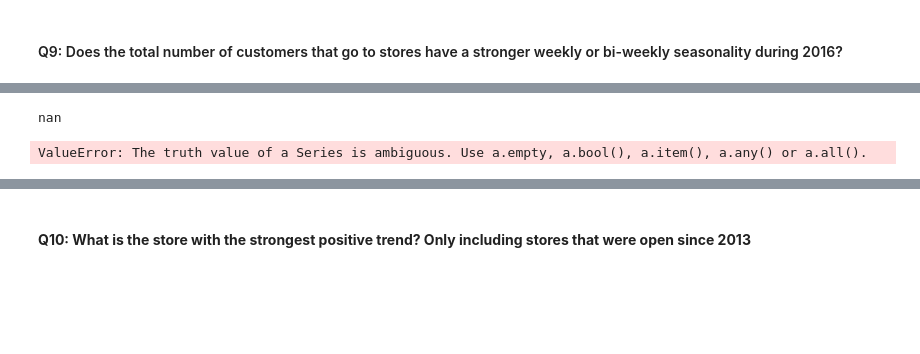
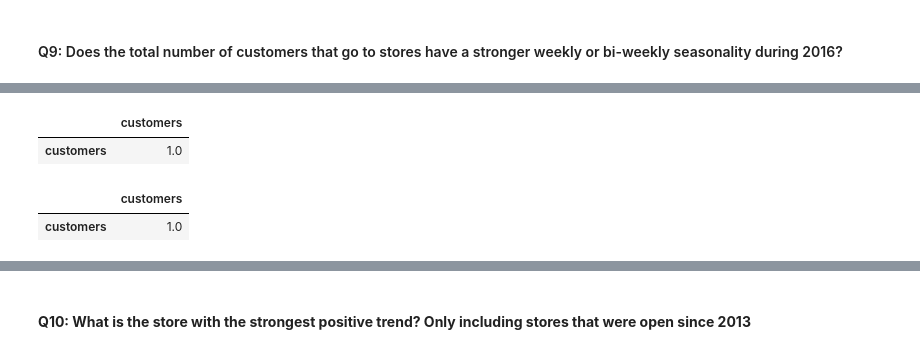
Before and after one commit to valentyna-koshelnyk/Data-Science-Academy, a Jupyter notebook: S03 - Time Series/BLU04 - Time Series Concepts/Exercise notebook.ipynb, the cells around one changed output, grey strips where cells are left out. Drawn from its saved outputs; the diff is of its cells as text; code cells hidden in the pictures; blank space fills up the shorter version.

```diff
--- a/S03 - Time Series/BLU04 - Time Series Concepts/Exercise notebook.ipynb
+++ b/S03 - Time Series/BLU04 - Time Series Concepts/Exercise notebook.ipynb
@@ -190,7 +205,13 @@ assert hashlib.sha256(str(nr_stores_opened_2015).encode()).hexdigest() == expect
 # %%
 total_sales_per_day = stores.groupby(level='date').sum()
+total_sales_per_day_week_before = total_sales_per_day.shift(-7)
+total_sales_per_day_2_weeks_before = total_sales_per_day_week_before.shift(-7)
+total_sales_per_day_2_weeks_before
+
+total_sales_per_day_week_before.corr()
 # %% [output]
-nan
+|  | customers |
+| customers | 1.0 |
 # %%
 # We expect you to use correlation as a proxy for seasonality.
 
@@ -219,19 +240,20 @@ nan
 # YOUR CODE HERE
 total_sales_per_day = stores.groupby(level='date').sum()
 
-total_sales_per_day_week_before =  total_sales_per_day.loc['2017-08-09':'2017-08-15'].sum()
-total_sales_per_day_2_weeks_before = total_sales_per_day.loc['2017-08-02':'2017-08-08'].sum()
+total_sales_per_day_week_before = total_sales_per_day.tail(7)
+total_sales_per_day_2_weeks_before = total_sales_per_day_week_before.shift(-7)
 
-total_sales_per_day_2016_week_before = total_sales_per_day.loc['2016-08-09':'2016-08-15'].sum()
-total_sales_per_day_2016_week_before = total_sales_per_day.loc['2016-08-02':'2016-08-08'].sum()
+total_sales_per_day_2016_week_before = total_sales_per_day_week_before.tail(-365)
+total_sales_per_day_2016_2_weeks_before = total_sales_per_day_2_weeks_before.shift(-365)
 
-weekly_corr = total_sales_per_day.corr(total_sales_per_day_week_before)
-
+weekly_corr = total_sales_per_day_week_before.corr()
+biweekly_corr = total_sales_per_day_2_weeks_before.corr()
 
 
 weekly_corr
 # %% [output]
-ValueError: The truth value of a Series is ambiguous. Use a.empty, a.bool(), a.item(), a.any() or a.all().
+|  | customers |
+| customers | 1.0 |
 # %%
 expected_hash1 = '96cc11d2ee80bddd4e7241aa7b6abac54810adc28140198c1525a4f1ba9a78db'
 expected_hash2 = '2c66c7d6bee05863b57168ff4f235a7811905085e937d492bf379d379cd3ed95'
```
Also changed, not shown: parts of 4 cells of this notebook, 5 other files.
